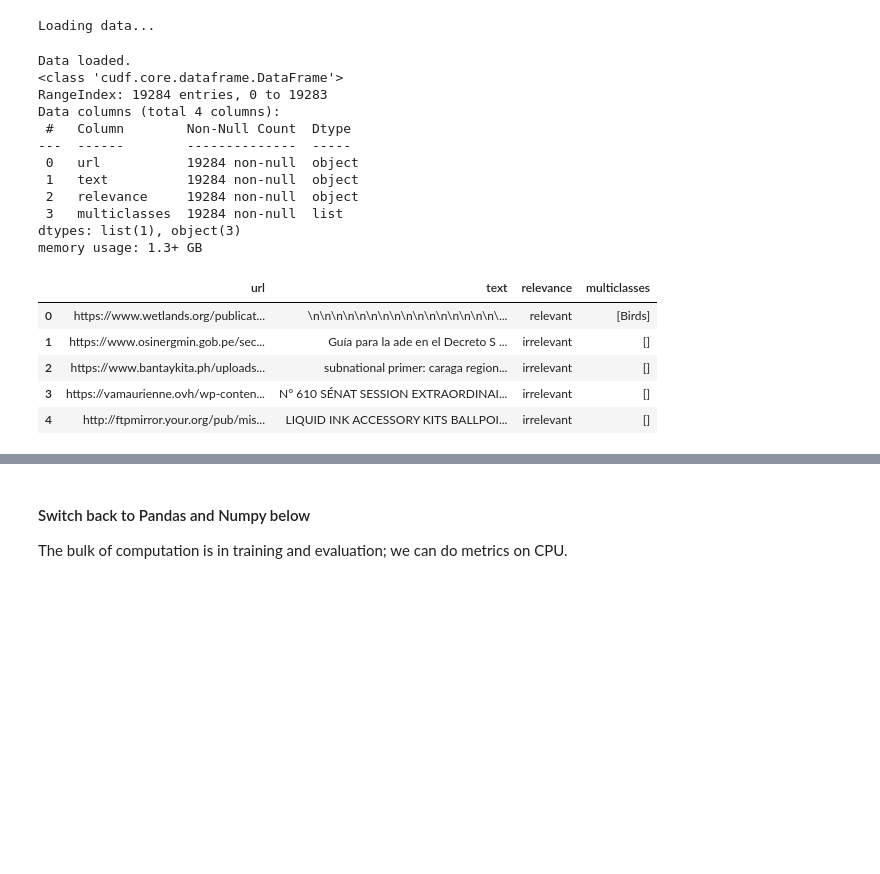
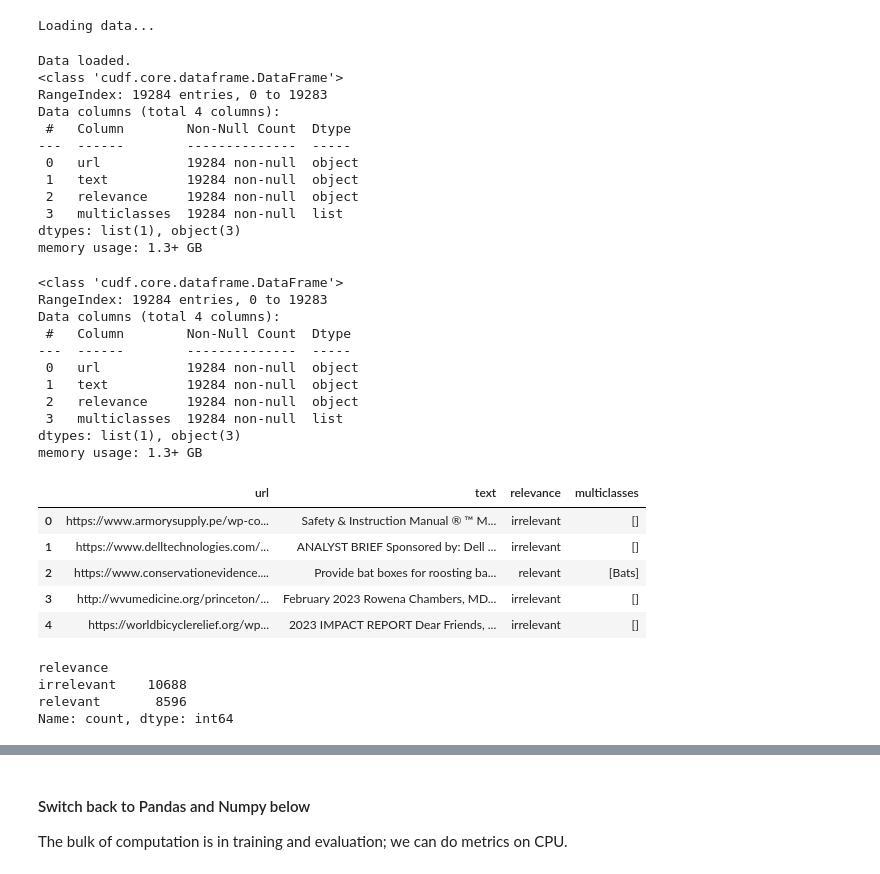
Before and after one commit to ShreyBiswas/GreyLiteratureClassifier, a Jupyter notebook: src/CuML/cuML_classifiers_trainer.ipynb, the cells around one changed output, grey strips where cells are left out. Drawn from its saved outputs; the diff is of its cells as text; code cells hidden in the pictures; blank space fills up the shorter version.

```diff
--- a/src/CuML/cuML_classifiers_trainer.ipynb
+++ b/src/CuML/cuML_classifiers_trainer.ipynb
@@ -22,8 +24,10 @@ print("Data loaded.")
 
 data = data.sample(frac=1).reset_index(drop=True)
 
+
 data.info()
 data.head()
+data.value_counts()
 # %% [output]
 Loading data...
 Data loaded.
@@ -38,12 +42,34 @@ Data columns (total 4 columns):
  3   multiclasses  19284 non-null  list
 dtypes: list(1), object(3)
 memory usage: 1.3+ GB
-|  | url | text | relevance | multiclasses |
-| 0 | https://www.wetlands.org/publicat... | \n\n\n\n\n\n\n\n\n\n\n\n\n\n\n\n\... | relevant | [Birds] |
-| 1 | https://www.osinergmin.gob.pe/sec... | Guía para la ade en el Decreto S ... | irrelevant | [] |
-| 2 | https://www.bantaykita.ph/uploads... | subnational primer: caraga region... | irrelevant | [] |
-| 3 | https://vamaurienne.ovh/wp-conten... | N° 610 SÉNAT SESSION EXTRAORDINAI... | irrelevant | [] |
-| 4 | http://ftpmirror.your.org/pub/mis... | LIQUID INK ACCESSORY KITS BALLPOI... | irrelevant | [] |
+# %%
+
+
+data.info()
+display(data.head())
+print(data['relevance'].value_counts())
+# %% [output]
+<class 'cudf.core.dataframe.DataFrame'>
+RangeIndex: 19284 entries, 0 to 19283
+Data columns (total 4 columns):
+ #   Column        Non-Null Count  Dtype
+---  ------        --------------  -----
+ 0   url           19284 non-null  object
+ 1   text          19284 non-null  object
+ 2   relevance     19284 non-null  object
+ 3   multiclasses  19284 non-null  list
+dtypes: list(1), object(3)
+memory usage: 1.3+ GB
+|  | url | text | relevance | multiclasses |
+| 0 | https://www.armorysupply.pe/wp-co... | Safety & Instruction Manual ® ™ M... | irrelevant | [] |
+| 1 | https://www.delltechnologies.com/... | ANALYST BRIEF Sponsored by: Dell ... | irrelevant | [] |
+| 2 | https://www.conservationevidence.... | Provide bat boxes for roosting ba... | relevant | [Bats] |
+| 3 | http://wvumedicine.org/princeton/... | February 2023 Rowena Chambers, MD... | irrelevant | [] |
+| 4 | https://worldbicyclerelief.org/wp... | 2023 IMPACT REPORT Dear Friends, ... | irrelevant | [] |
+relevance
+irrelevant    10688
+relevant       8596
+Name: count, dtype: int64
 # %%
 def train_test_split(x, y=None, test_size=0.2,shuffle=False):
     if shuffle:
```
Also changed, not shown: parts of 13 cells of this notebook, 1 other file.
